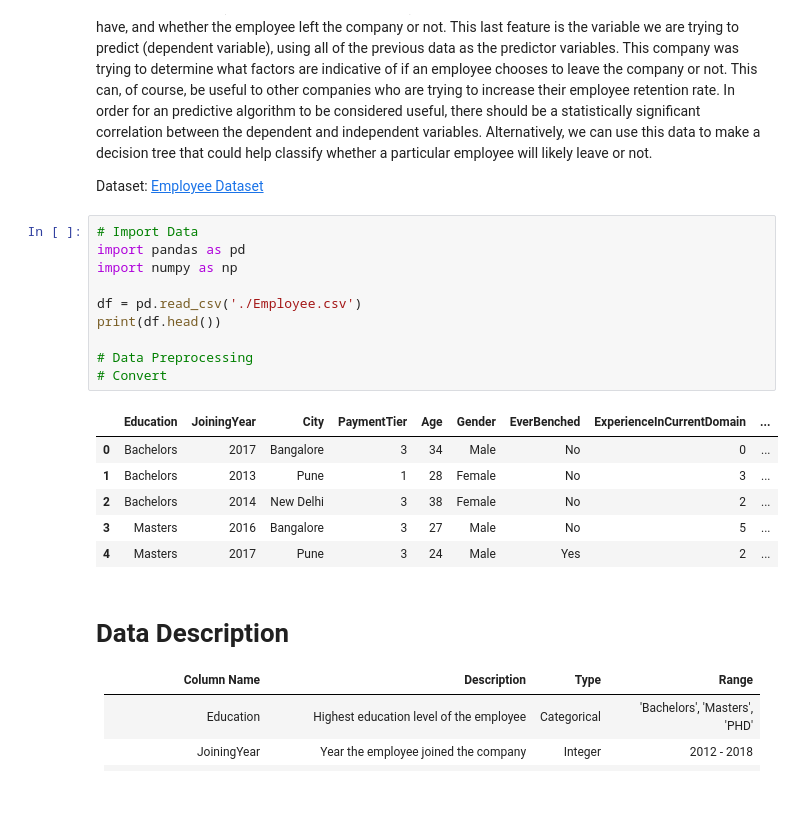
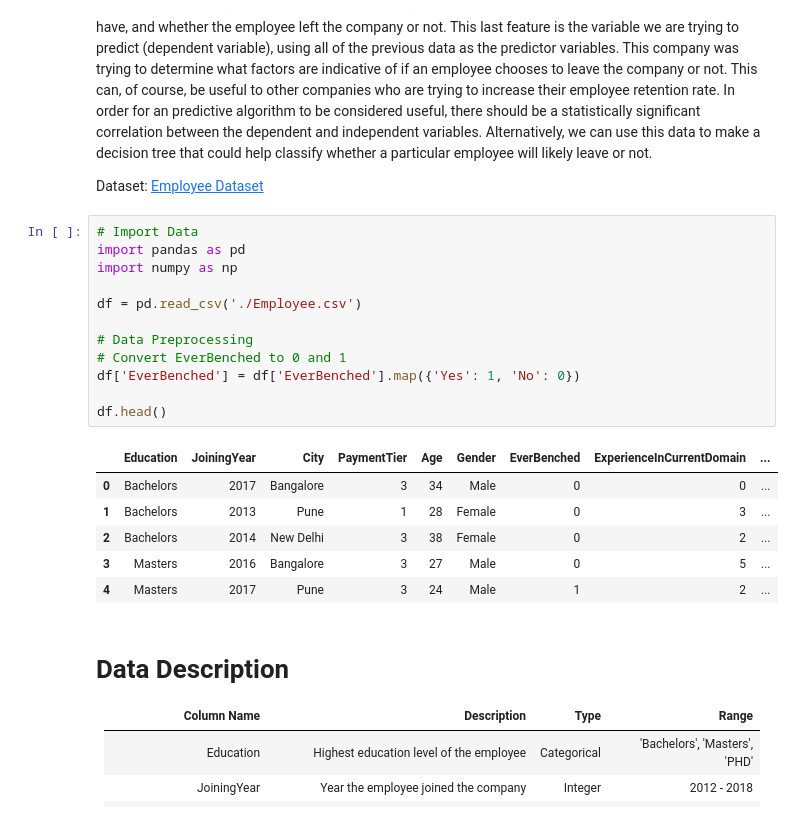
Before and after one commit to QuinnMatthews/MLinPyNotebooks, a Jupyter notebook: LabOne.ipynb, the cells around one changed output. Drawn from its saved outputs; the diff is of its cells as text.

```diff
--- a/LabOne.ipynb
+++ b/LabOne.ipynb
@@ -15,20 +15,22 @@ Dataset: [Employee Dataset](https://www.kaggle.com/datasets/tawfikelmetwally/emp
 # %%
 # Import Data
 import pandas as pd
 import numpy as np
 
 df = pd.read_csv('./Employee.csv')
-print(df.head())
 
 # Data Preprocessing
-# Convert
+# Convert EverBenched to 0 and 1
+df['EverBenched'] = df['EverBenched'].map({'Yes': 1, 'No': 0})
+
+df.head()
 # %% [output]
 |  | Education | JoiningYear | City | PaymentTier | Age | Gender | EverBenched | ExperienceInCurrentDomain | ... |
-| 0 | Bachelors | 2017 | Bangalore | 3 | 34 | Male | No | 0 | ... |
-| 1 | Bachelors | 2013 | Pune | 1 | 28 | Female | No | 3 | ... |
-| 2 | Bachelors | 2014 | New Delhi | 3 | 38 | Female | No | 2 | ... |
-| 3 | Masters | 2016 | Bangalore | 3 | 27 | Male | No | 5 | ... |
-| 4 | Masters | 2017 | Pune | 3 | 24 | Male | Yes | 2 | ... |
+| 0 | Bachelors | 2017 | Bangalore | 3 | 34 | Male | 0 | 0 | ... |
+| 1 | Bachelors | 2013 | Pune | 1 | 28 | Female | 0 | 3 | ... |
+| 2 | Bachelors | 2014 | New Delhi | 3 | 38 | Female | 0 | 2 | ... |
+| 3 | Masters | 2016 | Bangalore | 3 | 27 | Male | 0 | 5 | ... |
+| 4 | Masters | 2017 | Pune | 3 | 24 | Male | 1 | 2 | ... |
 # %% [markdown]
 # Data Description
 | Column Name | Description | Type | Range |
```
Also changed, not shown: parts of 8 cells of this notebook.
